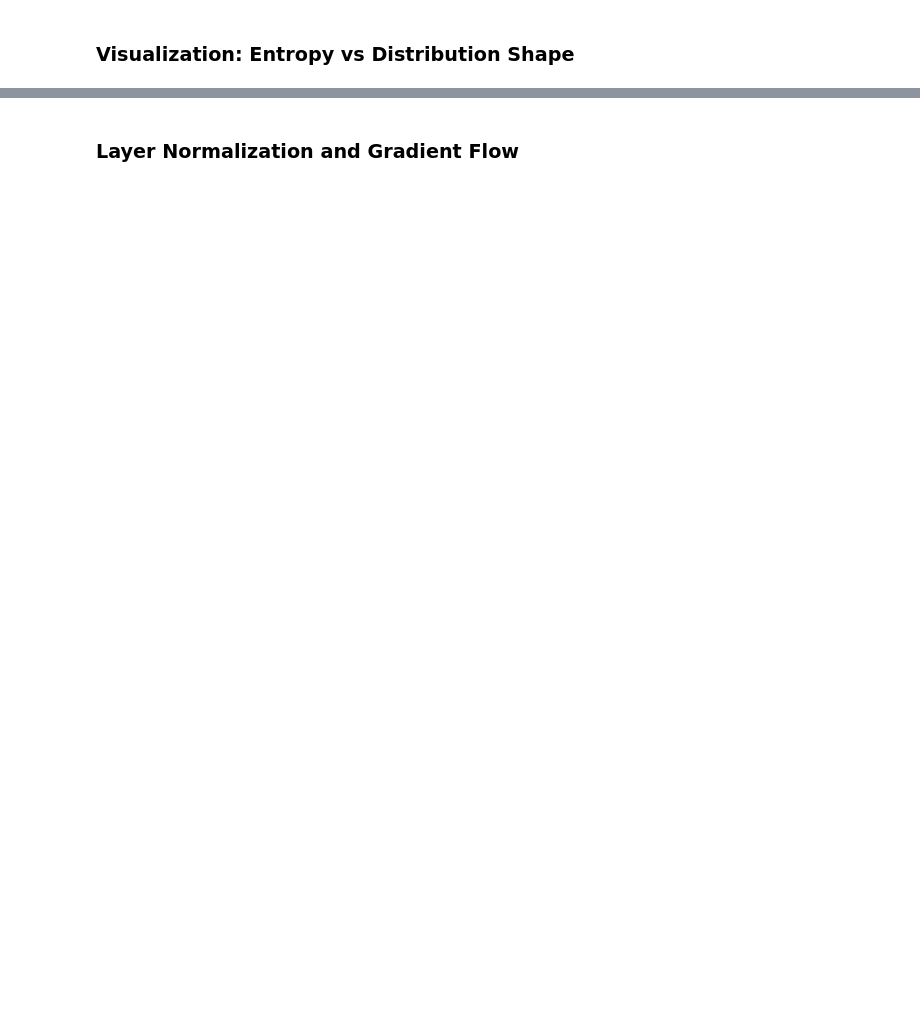
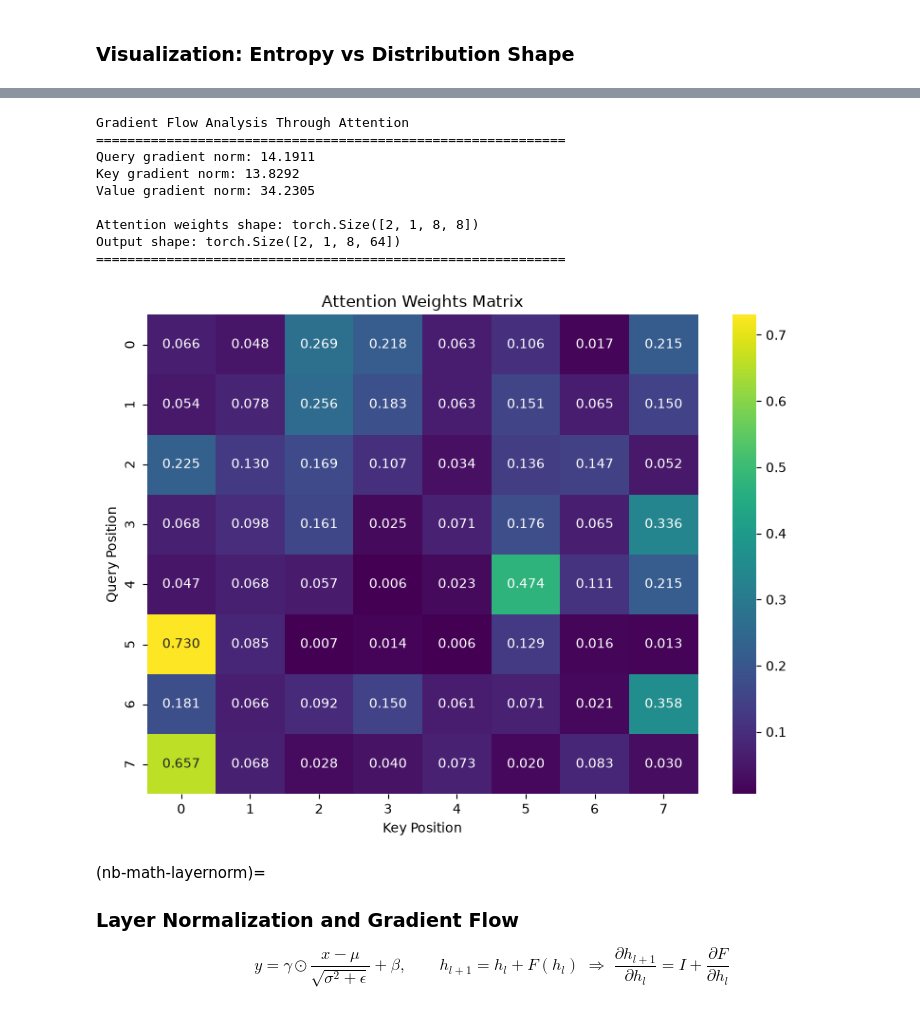
Before and after one commit to Beaker12/llmatlas, a Jupyter notebook: chapters/02-mathematics/examples/mathematical_foundations_demo.ipynb, the cells around one changed output, grey strips where cells are left out. Cells and saved outputs as stored; diff of their text form; code cells hidden in the pictures; blank space fills up the shorter version.

```diff
--- a/chapters/02-mathematics/examples/mathematical_foundations_demo.ipynb
+++ b/chapters/02-mathematics/examples/mathematical_foundations_demo.ipynb
@@ -624,7 +697,7 @@ class ScaledDotProductAttention(nn.Module):
 
         # Apply mask if provided
         if mask is not None:
-            scores = scores.masked_fill(mask == 0, -1e9)
+            scores = scores.masked_fill(mask == 0, torch.finfo(scores.dtype).min)
 
         # Apply softmax to get attention weights
         attention_weights = F.softmax(scores, dim=-1)
@@ -645,7 +718,7 @@ def analyze_attention_gradients(
     Analyze gradient flow through attention mechanism.
     """
     # Create attention module
-    attention = ScaledDotProductAttention(dropout=0.0)
+    attention = ScaledDotProductAttention(dropout=0.0).eval()
 
     # Generate random Q, K, V with gradients enabled
     query = torch.randn(batch_size, 1, seq_len, d_model, requires_grad=True)
@@ -655,35 +728,50 @@ def analyze_attention_gradients(
     # Forward pass
     output, attn_weights = attention(query, key, value)
 
     # Compute dummy loss (sum of outputs)
     loss = output.sum()
     loss.backward()
 
     # Analyze gradient magnitudes
     print("Gradient Flow Analysis Through Attention")
     print("=" * 60)
     print(f"Query gradient norm: {query.grad.norm().item():.4f}")
     print(f"Key gradient norm: {key.grad.norm().item():.4f}")
     print(f"Value gradient norm: {value.grad.norm().item():.4f}")
+    assert torch.allclose(attn_weights.sum(-1), torch.ones_like(attn_weights.sum(-1)), atol=1e-5), "rows must sum to 1"
     print(f"\nAttention weights shape: {attn_weights.shape}")
     print(f"Output shape: {output.shape}")
     print("=" * 60)
 
     return attn_weights[0, 0].detach().numpy()
 
 # Run analysis
 attn_matrix = analyze_attention_gradients()
 
 # Visualize attention weights
 plt.figure(figsize=(8, 6))
 sns.heatmap(attn_matrix, cmap='viridis', annot=True, fmt='.3f', cbar=True)
 plt.xlabel('Key Position')
 plt.ylabel('Query Position')
 plt.title('Attention Weights Matrix')
 plt.tight_layout()
 plt.show()
+# %% [output]
+Gradient Flow Analysis Through Attention
+============================================================
+Query gradient norm: 14.1911
+Key gradient norm: 13.8292
+Value gradient norm: 34.2305
+
+Attention weights shape: torch.Size([2, 1, 8, 8])
+Output shape: torch.Size([2, 1, 8, 64])
+============================================================
+[figure, added]
 # %% [markdown]
+(nb-math-layernorm)=
 ### Layer Normalization and Gradient Flow
+
+$$y = \gamma \odot \frac{x-\mu}{\sqrt{\sigma^2+\epsilon}} + \beta, \qquad h_{l+1} = h_l + F(h_l) \;\Rightarrow\; \frac{\partial h_{l+1}}{\partial h_l} = I + \frac{\partial F}{\partial h_l}$$
 # %%
 class LayerNorm(nn.Module):
     """
```
Also changed, not shown: parts of 25 cells of this notebook.
